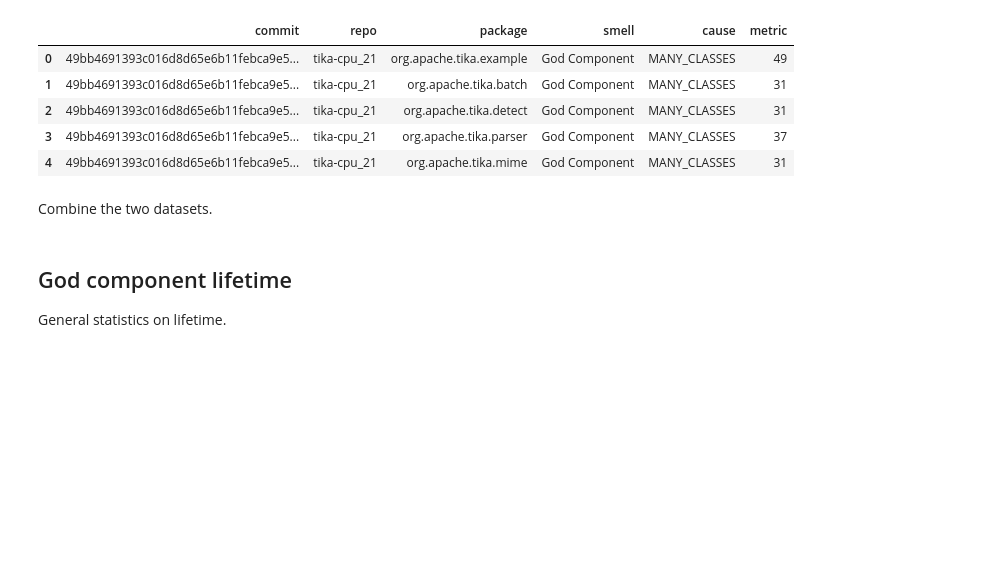
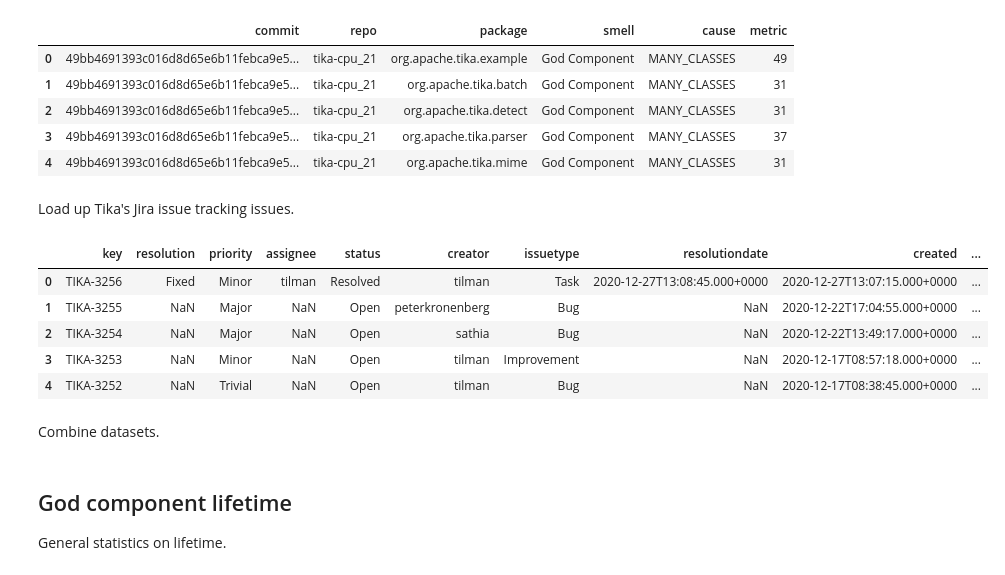
Before and after one commit to dunnkers/god-components, a Jupyter notebook: statistics.ipynb, the cells around one changed output. Cells and saved outputs as stored; diff of their text form; code cells hidden in the pictures; blank space fills up the shorter version.

```diff
--- a/statistics.ipynb
+++ b/statistics.ipynb
@@ -32,6 +33,19 @@ all_reports.head()
 | 2 | 49bb4691393c016d8d65e6b11febca9e5... | tika-cpu_21 | org.apache.tika.detect | God Component | MANY_CLASSES | 31 |
 | 3 | 49bb4691393c016d8d65e6b11febca9e5... | tika-cpu_21 | org.apache.tika.parser | God Component | MANY_CLASSES | 37 |
 | 4 | 49bb4691393c016d8d65e6b11febca9e5... | tika-cpu_21 | org.apache.tika.mime | God Component | MANY_CLASSES | 31 |
+# %% [markdown]
+Load up Tika's Jira issue tracking issues.
+# %%
+all_issues = pd.read_csv('designite/output/all_issues.csv')
+all_issues = all_issues.drop(columns=['id', 'self', 'reporter'])
+all_issues.head()
+# %% [output]
+|  | key | resolution | priority | assignee | status | creator | issuetype | resolutiondate | created | ... |
+| 0 | TIKA-3256 | Fixed | Minor | tilman | Resolved | tilman | Task | 2020-12-27T13:08:45.000+0000 | 2020-12-27T13:07:15.000+0000 | ... |
+| 1 | TIKA-3255 | NaN | Major | NaN | Open | peterkronenberg | Bug | NaN | 2020-12-22T17:04:55.000+0000 | ... |
+| 2 | TIKA-3254 | NaN | Major | NaN | Open | sathia | Bug | NaN | 2020-12-22T13:49:17.000+0000 | ... |
+| 3 | TIKA-3253 | NaN | Minor | NaN | Open | tilman | Improvement | NaN | 2020-12-17T08:57:18.000+0000 | ... |
+| 4 | TIKA-3252 | NaN | Trivial | NaN | Open | tilman | Bug | NaN | 2020-12-17T08:38:45.000+0000 | ... |
 # %% [markdown]
-Combine the two datasets.
+Combine datasets.
 # %%
```
Also changed, not shown: parts of 12 cells of this notebook.
